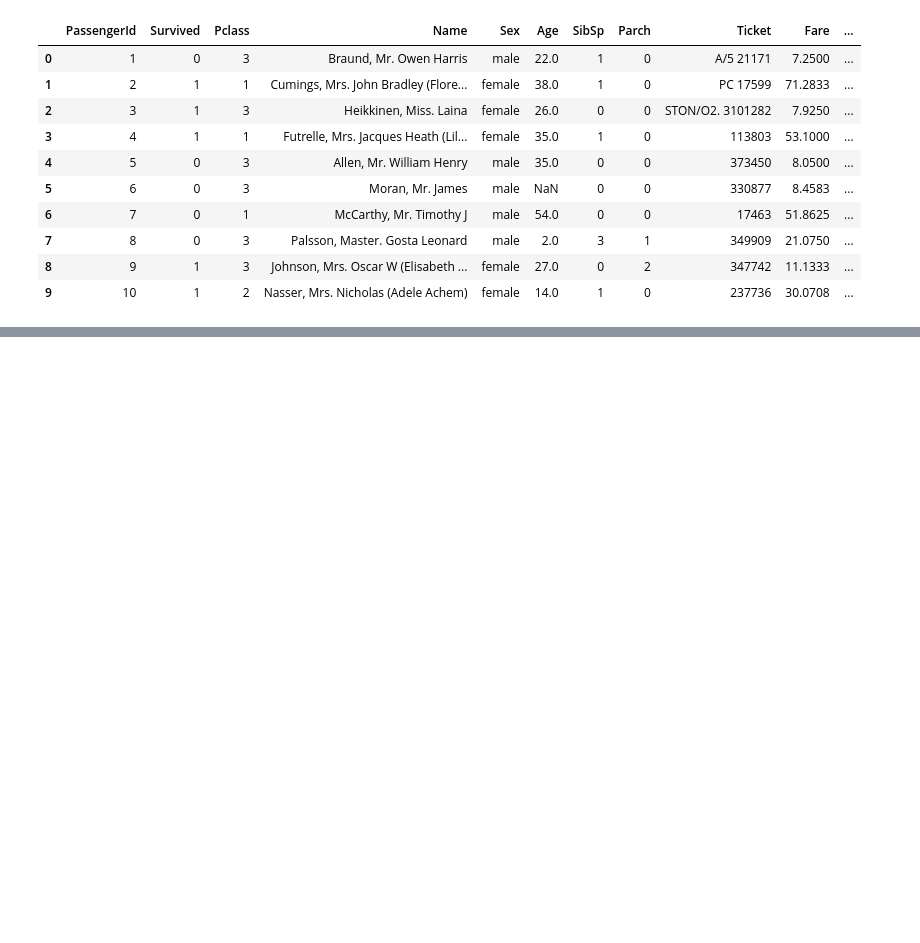
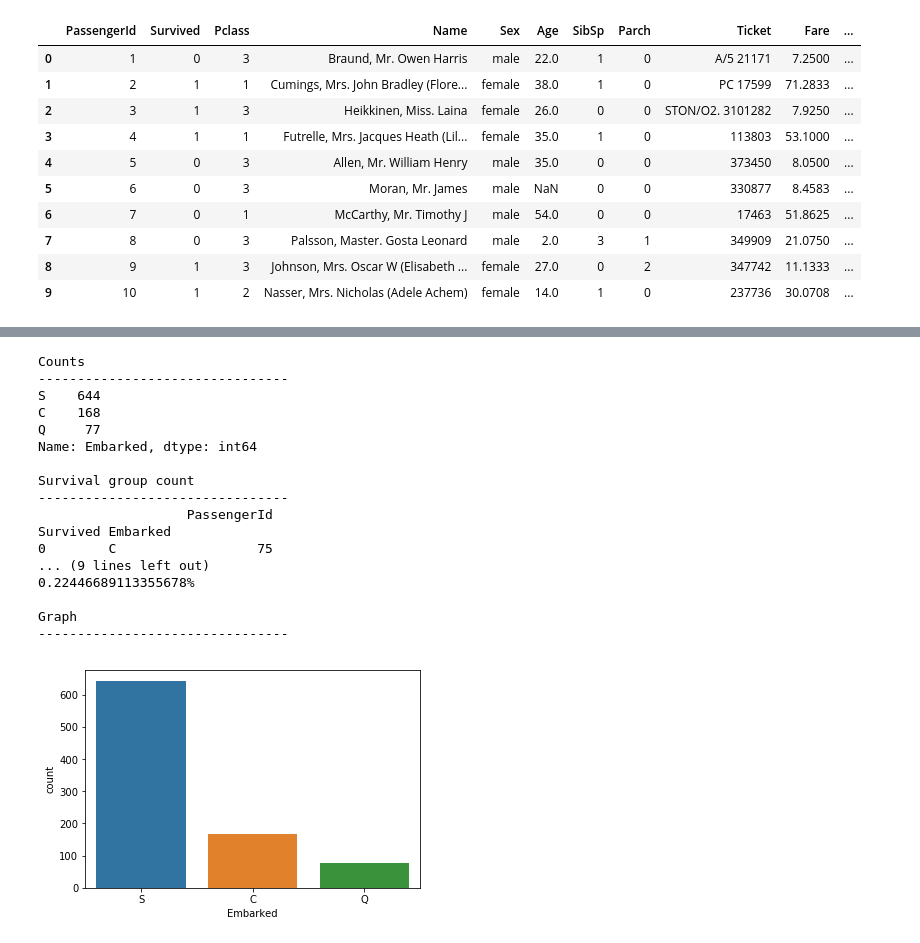
Before and after one commit to 1ashgarg/titanic, a Jupyter notebook: dev/explore_data.ipynb, the cells around one changed output, grey strips where cells are left out. Saved outputs shown, nothing was run; the diff lists cells and outputs as text; code cells hidden in the pictures; blank space fills up the shorter version.

```diff
--- a/dev/explore_data.ipynb
+++ b/dev/explore_data.ipynb
@@ -20,0 +102,21 @@ train_df.head(10)
+# %%
+cat_data_explore('Embarked', train_df)
+# %% [output]
+Counts
+--------------------------------
+S    644
+C    168
+Q     77
+Name: Embarked, dtype: int64
+
+Survival group count
+--------------------------------
+                   PassengerId
+Survived Embarked
+0        C                  75
+... (9 lines left out)
+0.22446689113355678%
+
+Graph
+--------------------------------
+[figure, added]
```
Also changed, not shown: parts of 9 cells of this notebook.
